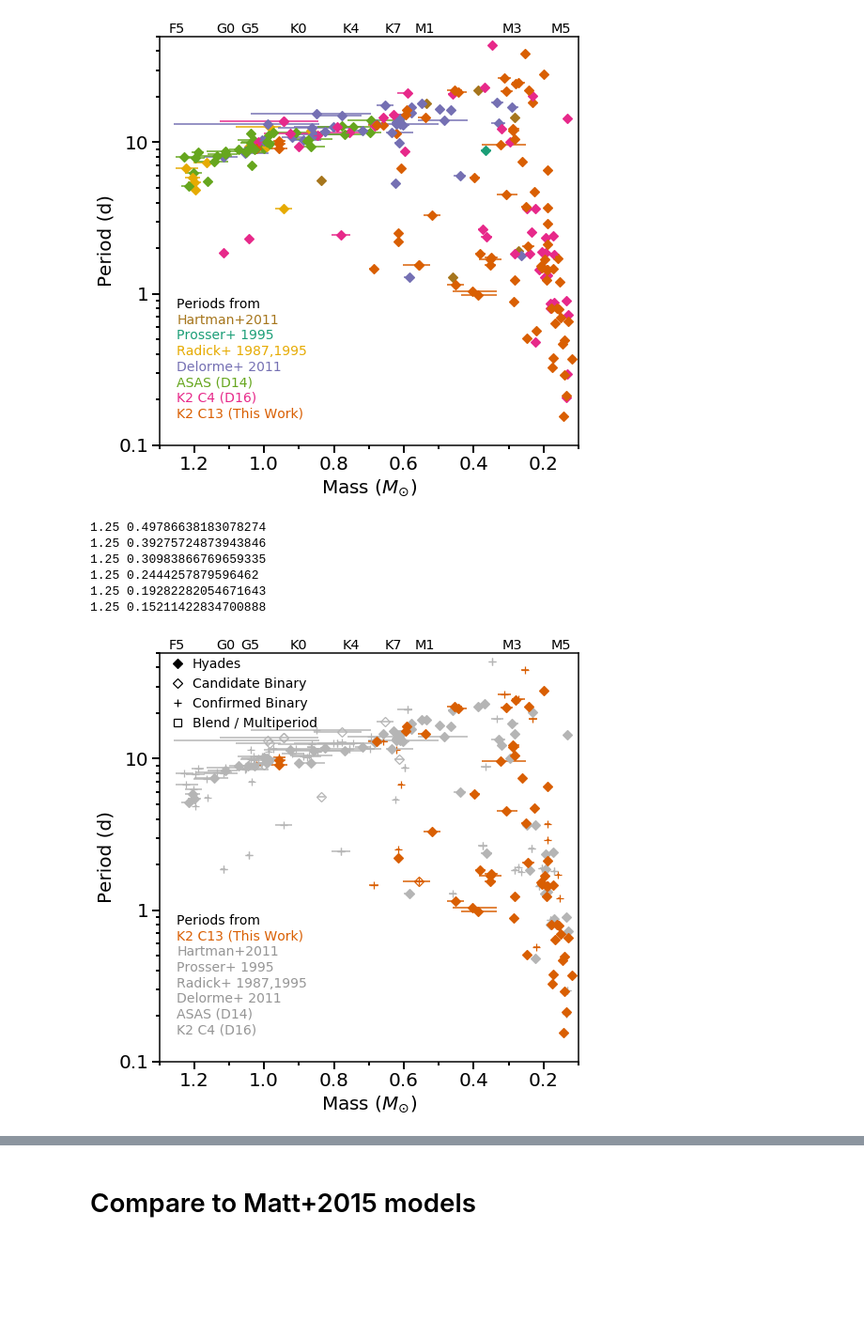
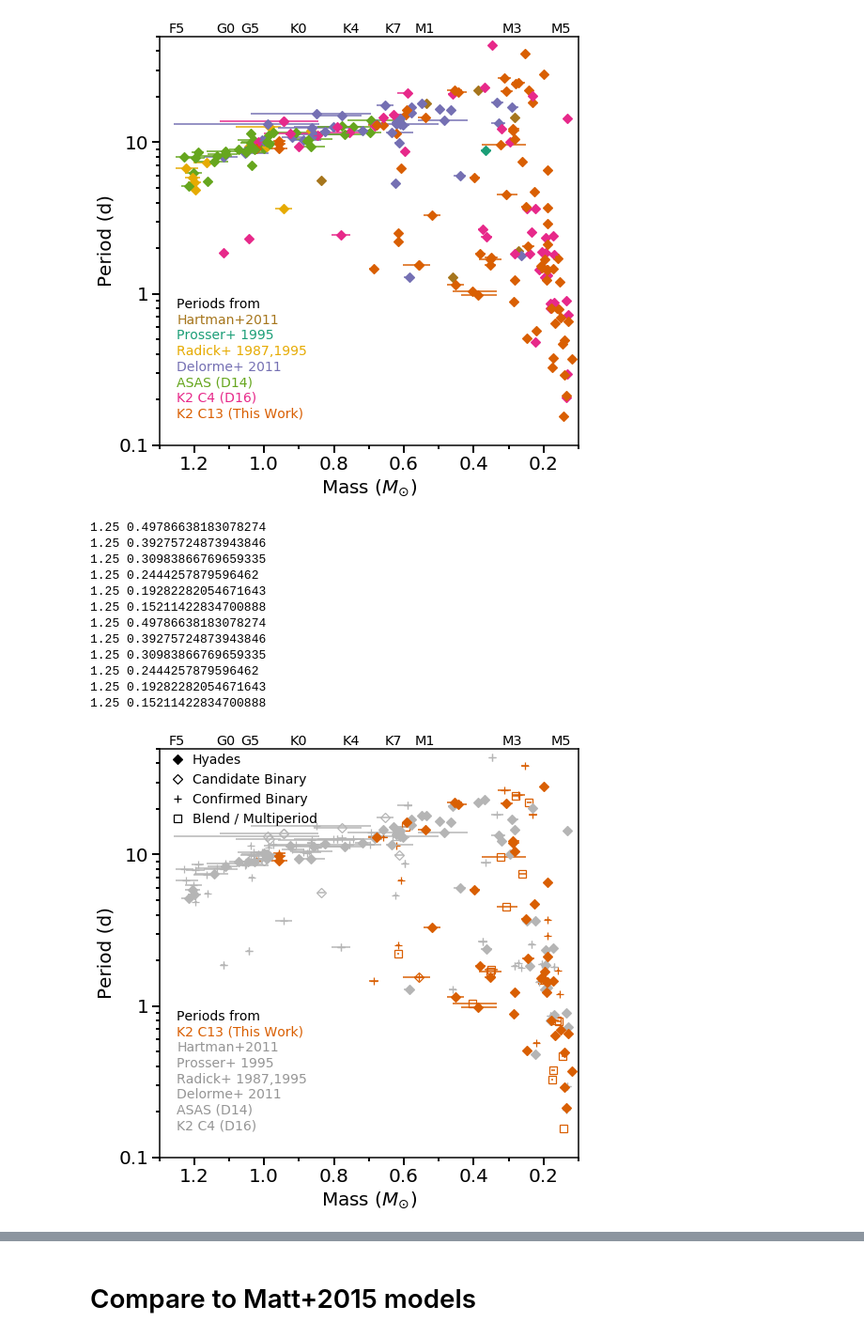
Before and after one commit to stephtdouglas/Hyades_C13, a Jupyter notebook: plots.ipynb, the cells around one changed output, grey strips where cells are left out. Shown at 94% size. Saved outputs shown, nothing was run; the diff lists cells and outputs as text; code cells hidden in the pictures; blank space fills up the shorter version.

Commit message:
Updated plots with new comments file

```diff
--- a/plots.ipynb
+++ b/plots.ipynb
@@ -148,7 +148,7 @@ k2_quality = comments["Q"]
 k2_spot = comments["SpotEvol"]
 k2_multi = comments["MultiProt"]
 k2_comment = comments["Notes"]
-# k2_blend = comments["Blended"]
+k2_blend = comments["Blended"]
 # %% [output]
 [('EPIC', '<i8'), ('fund_period', '<f8'), ('fund_power', '<f8'), ('sig_period', '<f8'), ('sig_power', '<f8'), ('sec_period', '<f8'), ('sec_power', '<f8'), ('num_sig', '<i8'), ('harm_type', '<U10'), (' ...
 # %%
@@ -256,12 +256,12 @@ for i in potential_new:
         pthreshold[i] = k2_threshold[k2_loc]
 #         pbad[i] = c5_flag[c5_loc]
 
-#         # If there is definitely a second period or blended neighbor,
-#         # flag as a candidate binary
-#         if ((k2_multi[k2_loc]=="y") or (k2_multi[k2_loc]=="Y")
-# #            or (k2_blend[k2_loc]=="Y") or (k2_blend[c5_loc]=="y")
-#            ):
-#             pblend[i] = 1
+        # If there is definitely a second period or blended neighbor,
+        # flag as a candidate binary
+        if ((k2_multi[k2_loc]=="y") or (k2_multi[k2_loc]=="Y")
+           or (k2_blend[k2_loc]=="Y") or (k2_blend[k2_loc]=="y")
+           ):
+            pblend[i] = 1
 
         # Reset quality flag based on number of peaks in the light curve
         epic_peaks = np.where(cat_epic==peaks["EPIC"])[0]
@@ -276,7 +276,7 @@ for i in potential_new:
         pharm[i] = k2_harm[k2_loc][0]
 
 print(len(np.where(pperiods_secondary>0)[0]),"with secondary periods")
-# print(len(np.where(pblend>0)[0]),"blend/multi")
-pblend = np.zeros(len(hdat),int)
+print(len(np.where(pblend>0)[0]),"blend/multi")
+# pblend = np.zeros(len(hdat),int)
 # %% [output]
 11 with secondary periods
@@ -776,18 +777,34 @@ ax.legend_.remove()
 # %%
 plot_period_mass(ax=None, plot_binaries=True, sources=True,
                  which_sources=['H','P','R','D','K','2','3'],
                  color_sources="old", mass_unc=True)
 ax = plt.gca()
 add_spt_pm(ax=ax)
 
 plt.savefig(os.path.expanduser("~/my_papers/hyadesk22/periodmass_hyades_newk2.eps"),
             bbox_inches="tight")
 # plt.savefig("../k2_plots/periodmass_old.png", bbox_inches="tight")
+
+plot_period_mass(ax=None, plot_binaries=True, sources=True,
+                 which_sources=['H','P','R','D','K','2','3'],
+                 color_sources="old", mass_unc=True, qual=1)
+ax = plt.gca()
+add_spt_pm(ax=ax)
+
+plt.savefig(os.path.expanduser("~/my_papers/hyadesk22/periodmass_hyades_newk2.eps"),
+            bbox_inches="tight")
+# plt.savefig("../k2_plots/periodmass_old.png", bbox_inches="tight")
 # %% [output]
 1.25 0.49786638183078274
 1.25 0.39275724873943846
 1.25 0.30983866769659335
 1.25 0.2444257879596462
 1.25 0.19282282054671643
 1.25 0.15211422834700888
+1.25 0.49786638183078274
+1.25 0.39275724873943846
+1.25 0.30983866769659335
+1.25 0.2444257879596462
+1.25 0.19282282054671643
+1.25 0.15211422834700888
-[figure, old version]
+[figure, new version]
```
Also changed, not shown: parts of 12 cells of this notebook.
